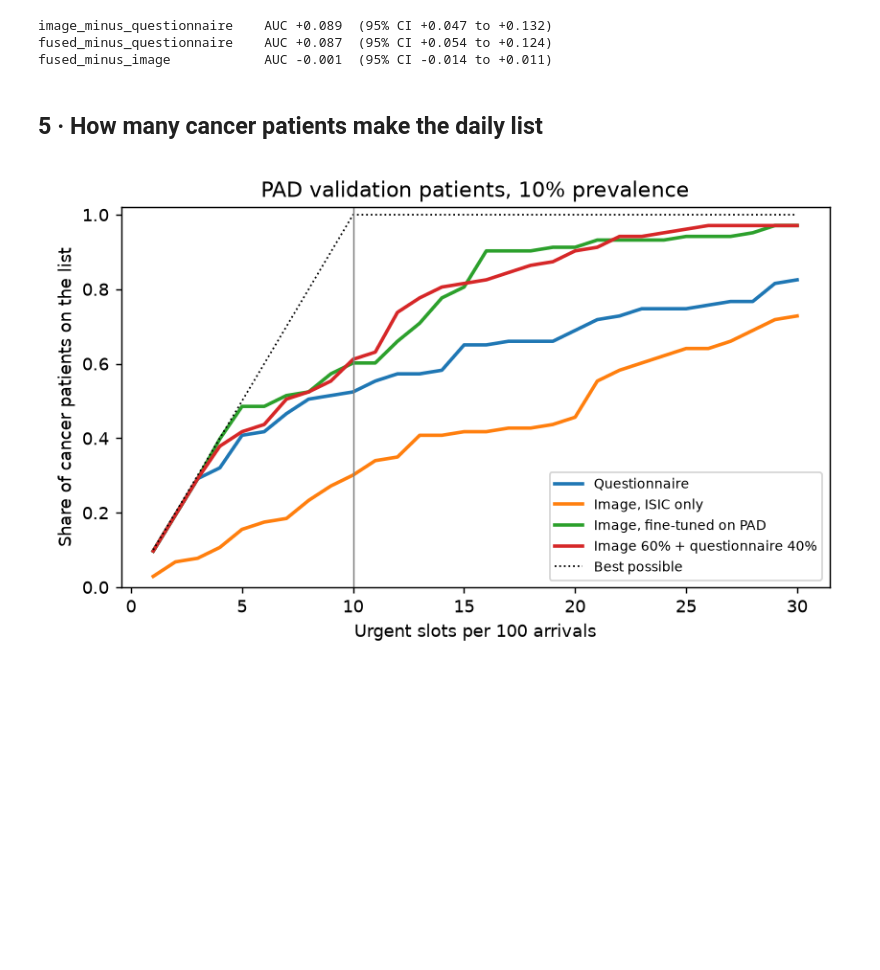
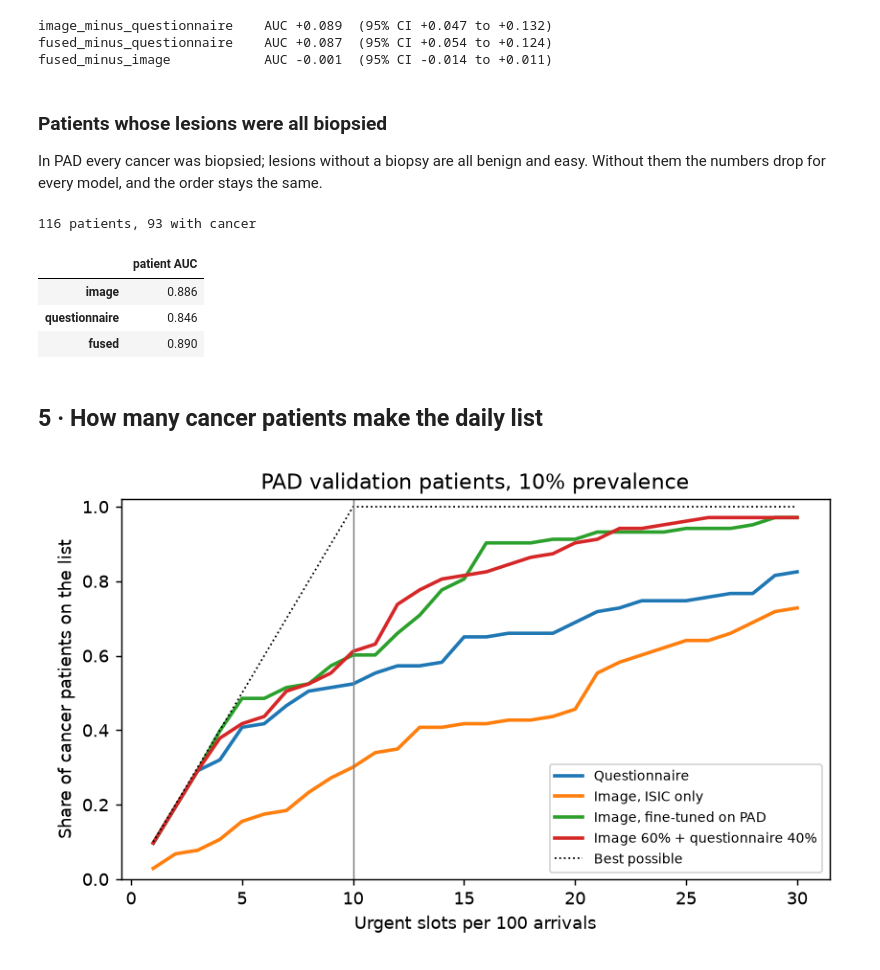
Before and after one commit to IfatDav/skin-lesion-assistant, a Jupyter notebook: notebooks/04_image_model.ipynb, the cells around one changed output. Cells and saved outputs as stored; diff of their text form; code cells hidden in the pictures; blank space fills up the shorter version.

```diff
--- a/notebooks/04_image_model.ipynb
+++ b/notebooks/04_image_model.ipynb
@@ -111,6 +114,21 @@ for k in ("image_minus_questionnaire", "fused_minus_questionnaire", "fused_minus
 image_minus_questionnaire    AUC +0.089  (95% CI +0.047 to +0.132)
 fused_minus_questionnaire    AUC +0.087  (95% CI +0.054 to +0.124)
 fused_minus_image            AUC -0.001  (95% CI -0.014 to +0.011)
+# %% [markdown]
+### Patients whose lesions were all biopsied
+
+In PAD every cancer was biopsied; lesions without a biopsy are all benign and easy. Without them the numbers
+drop for every model, and the order stays the same.
+# %%
+b = R["biopsied_only"]
+print(f"{b['n_patients']} patients, {b['n_malignant']} with cancer")
+pd.Series({k: b[f"auc_{k}"] for k in ("image", "questionnaire", "fused")}).to_frame("patient AUC")
+# %% [output]
+116 patients, 93 with cancer
+|  | patient AUC |
+| image | 0.886 |
+| questionnaire | 0.846 |
+| fused | 0.890 |
 # %% [markdown]
 ## 5 · How many cancer patients make the daily list
 # %%
```
Also changed, not shown: parts of 4 cells of this notebook, 15 other files.
